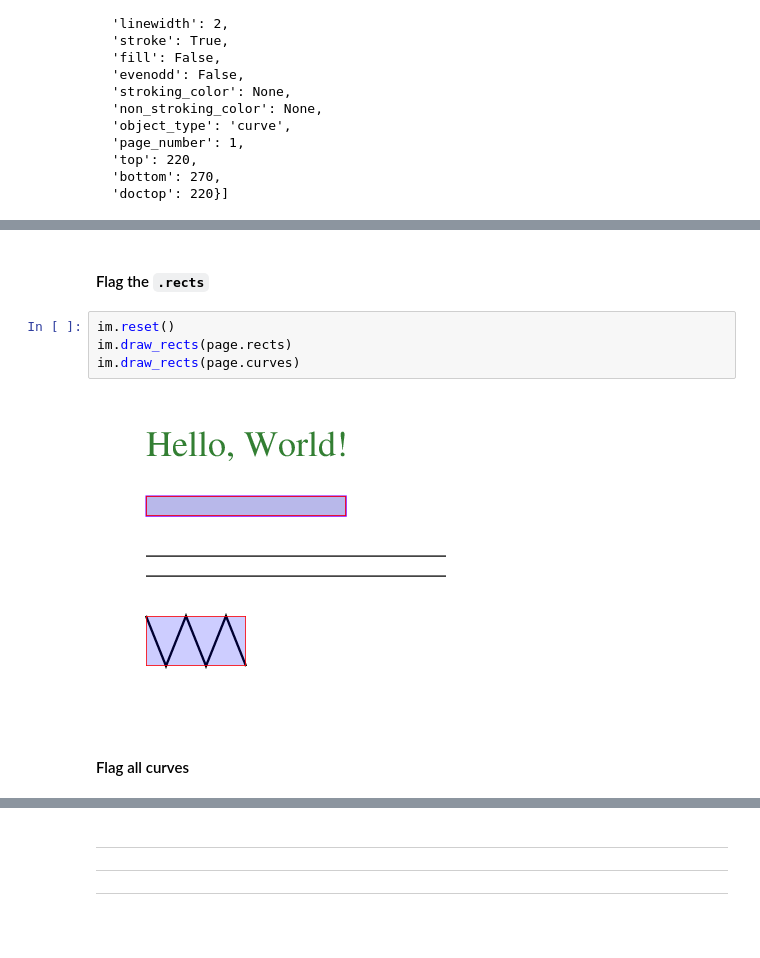
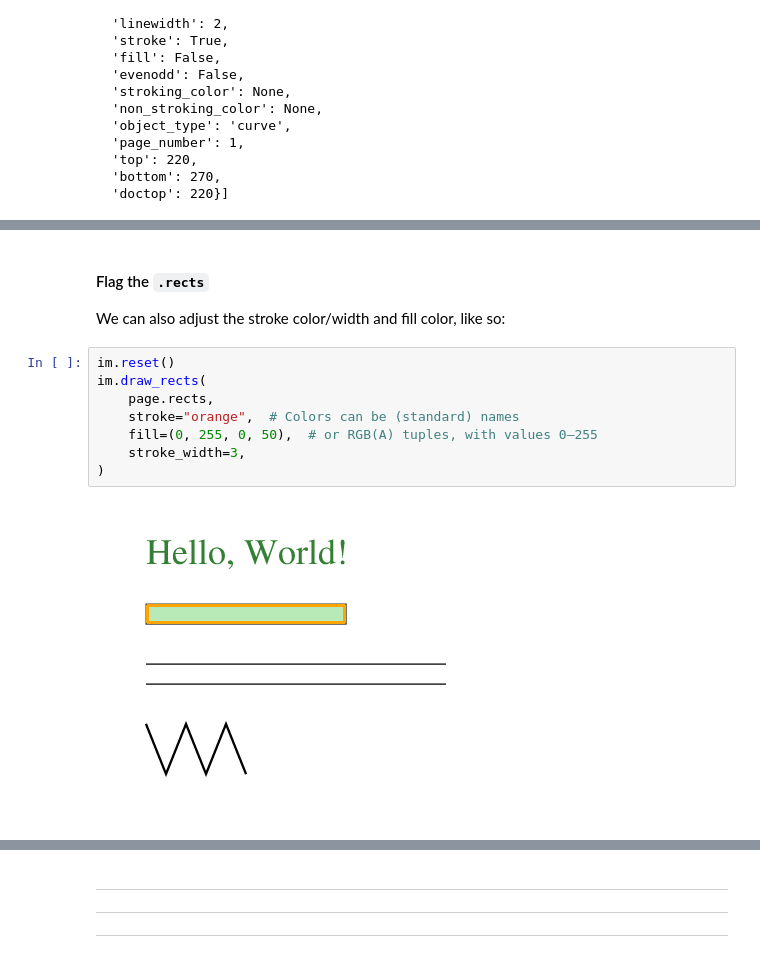
Before and after one commit to jsvine/nicar-2024-pdfplumber-workshop, a Jupyter notebook: notebooks/00-hello-world.ipynb, the cells around one changed output, grey strips where cells are left out. Drawn from its saved outputs; the diff is of its cells as text; blank space fills up the shorter version.

```diff
--- a/notebooks/00-hello-world.ipynb
+++ b/notebooks/00-hello-world.ipynb
@@ -148,10 +166,14 @@ im.draw_rects(page.chars)
 # %% [markdown]
 #### Flag the `.rects`
+
+We can also adjust the stroke color/width and fill color, like so:
 # %%
 im.reset()
-im.draw_rects(page.rects)
-im.draw_rects(page.curves)
+im.draw_rects(
+    page.rects,
+    stroke="orange",  # Colors can be (standard) names
+    fill=(0, 255, 0, 50),  # or RGB(A) tuples, with values 0–255
+    stroke_width=3,
+)
 # %% [output]
-[figure, old version]
+[figure, new version]
-# %% [markdown]
-#### Flag all curves
```
Also changed, not shown: parts of 22 cells of this notebook, 5 other files.
